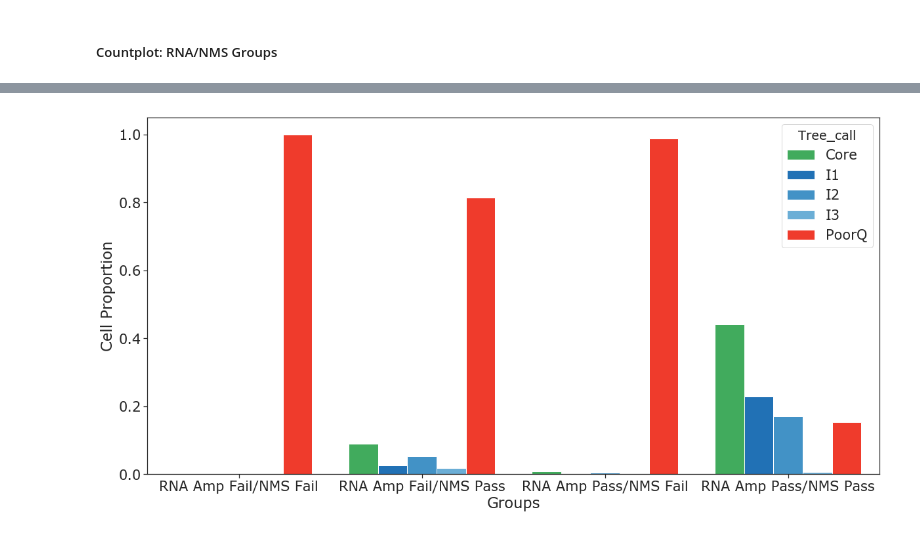
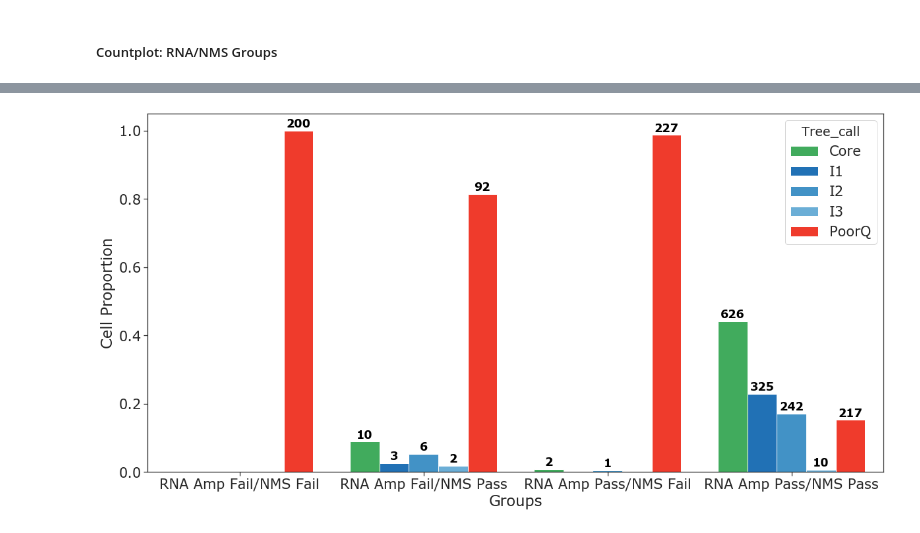
Before and after one commit to ramr24/Personal, a Jupyter notebook: analysis_scripts/rna_amp_human_analysis_aibs.ipynb, the cells around one changed output, grey strips where cells are left out. Cells and saved outputs as stored; diff of their text form; code cells hidden in the pictures.

Commit message:
finished plots

```diff
--- a/analysis_scripts/rna_amp_human_analysis_aibs.ipynb
+++ b/analysis_scripts/rna_amp_human_analysis_aibs.ipynb
@@ -197,17 +199,18 @@ plt.savefig(plot_path + "AIBS_lmplot_rna_fail_nms_pass.jpeg", bbox_inches="tight
 # %%
 fig_dims = (20, 10)
 f, axes = plt.subplots(figsize=fig_dims)
+
 ax = sns.barplot(x="Group", y="proportion", data=count_rn,
                  hue="Tree_call", hue_order=tree_colors, palette=tree_colors, saturation=1)
 ax.set(xlabel="Groups", ylabel="Cell Proportion")
 plt.xticks(rotation=0)
 
-"""
-core = [0, 10, 1, 537]
-i1 = [0, 3, 0, 256]
-i2 = [0, 6, 1, 186]
-i3 = [0, 2, 0, 8]
-poorq = [174, 48, 166, 91]
+
+core = [0, 10, 2, 626]
+i1 = [0, 3, 0, 325]
+i2 = [0, 6, 1, 242]
+i3 = [0, 2, 0, 10]
+poorq = [200, 92, 227, 217]
 count_list = core + i1 + i2 + i3 + poorq
 
 i=0
@@ -216,8 +219,8 @@ for p in ax.patches:
     mid_rect = p.get_x() + p.get_width()/2
     label_rect = count_list[i]
     ax.text(mid_rect, top_rect, label_rect,
-            ha="center", size="medium", color='black', weight='bold')
-    i += 1"""
+            ha="center", size="xx-large", color='black', weight='bold')
+    i += 1
 
-plt.savefig(plot_path + "AIBS_countplot_rna_groups.jpeg", bbox_inches="tight")
+plt.savefig(plot_path + "Gabor_countplot_rna_groups.jpeg", bbox_inches="tight")
 # %% [output]
@@ -224 +244 @@ plt.savefig(plot_path + "AIBS_countplot_rna_groups.jpeg", bbox_inches="tight")
-[figure, old version]
+[figure, new version]
```
Also changed, not shown: parts of 5 cells of this notebook, 13 other files.
